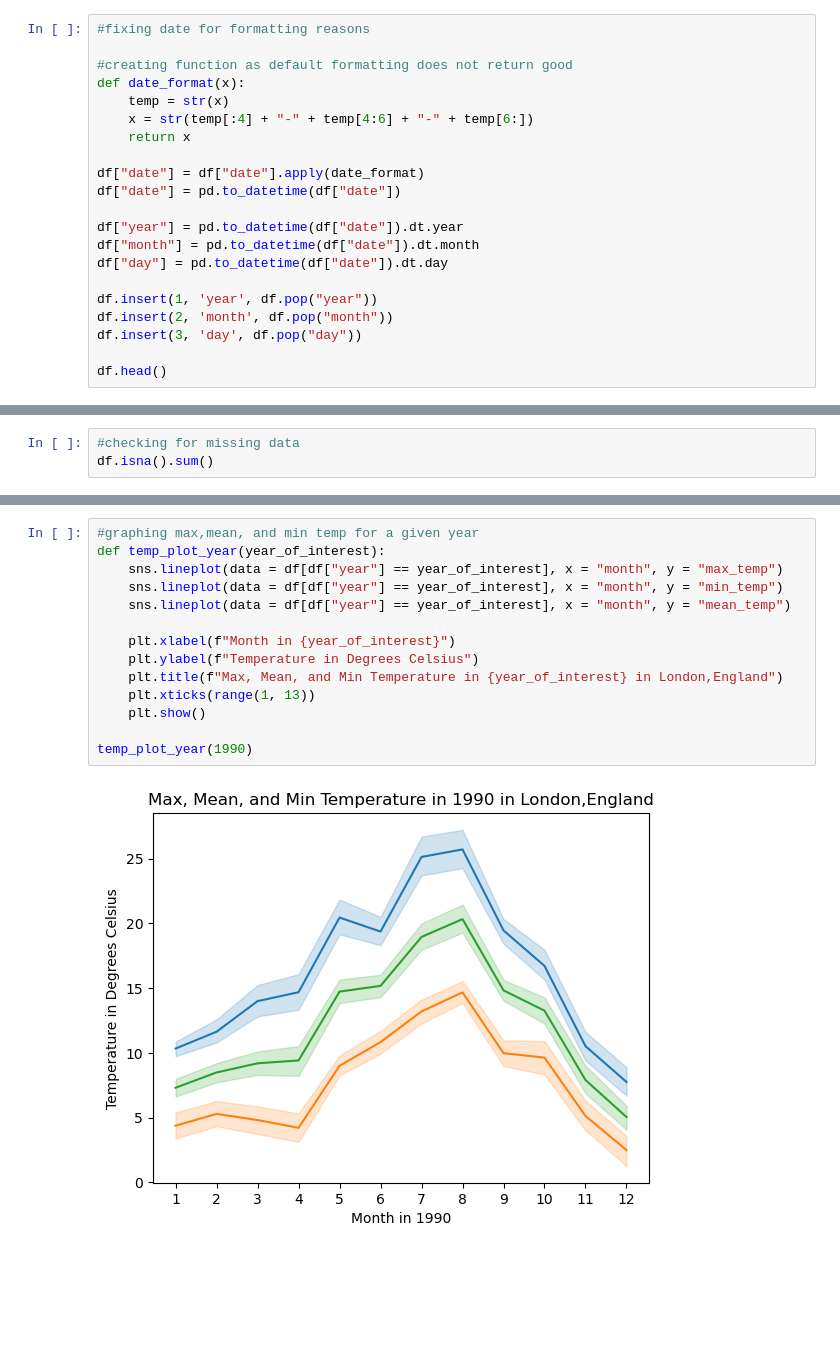
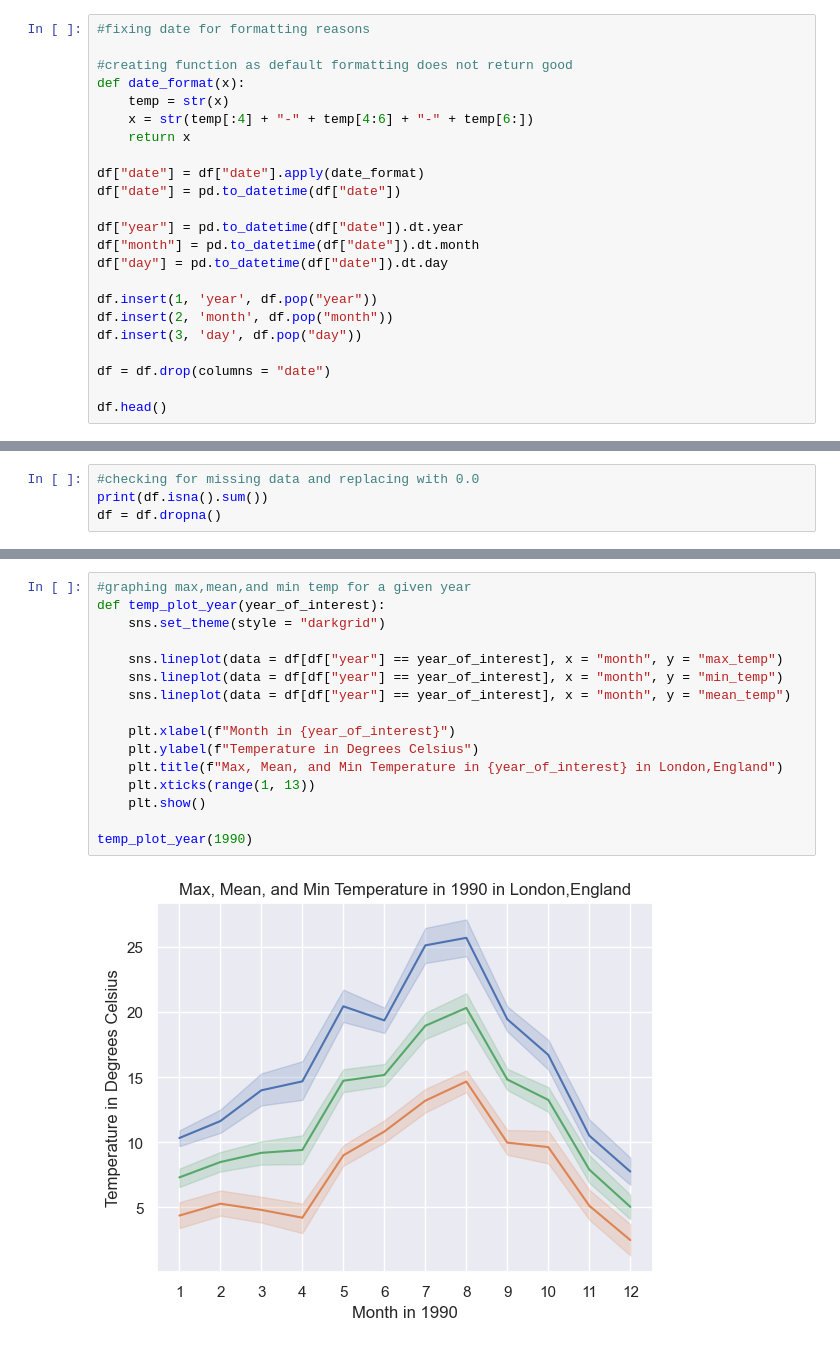
Before and after one commit to artkumik/random-forest, a Jupyter notebook: weather/weather.ipynb, the cells around one changed output, grey strips where cells are left out. Drawn from its saved outputs; the diff is of its cells as text; blank space fills up the shorter version.

```diff
--- a/weather/weather.ipynb
+++ b/weather/weather.ipynb
@@ -58,5 +59,7 @@ df.insert(1, 'year', df.pop("year"))
 df.insert(2, 'month', df.pop("month"))
 df.insert(3, 'day', df.pop("day"))
 
+df = df.drop(columns = "date")
+
 df.head()
 # %% [output]
@@ -69,4 +72,5 @@ df.head()
 # %%
-#checking for missing data
-df.isna().sum()
+#checking for missing data and replacing with 0.0
+print(df.isna().sum())
+df = df.dropna()
 # %% [output]
@@ -87,19 +92,21 @@ dtype: int64
 # %%
-#graphing max,mean, and min temp for a given year
+#graphing max,mean,and min temp for a given year
 def temp_plot_year(year_of_interest):
+    sns.set_theme(style = "darkgrid")
+
     sns.lineplot(data = df[df["year"] == year_of_interest], x = "month", y = "max_temp")
     sns.lineplot(data = df[df["year"] == year_of_interest], x = "month", y = "min_temp")
     sns.lineplot(data = df[df["year"] == year_of_interest], x = "month", y = "mean_temp")
 
     plt.xlabel(f"Month in {year_of_interest}")
     plt.ylabel(f"Temperature in Degrees Celsius")
     plt.title(f"Max, Mean, and Min Temperature in {year_of_interest} in London,England")
     plt.xticks(range(1, 13))
     plt.show()
 
 temp_plot_year(1990)
 # %% [output]
-[figure, old version]
+[figure, new version]
 # %%
 #plotting all average temperatures for all year
 year_list = df["year"].unique()
```
Also changed, not shown: parts of 31 cells of this notebook.
